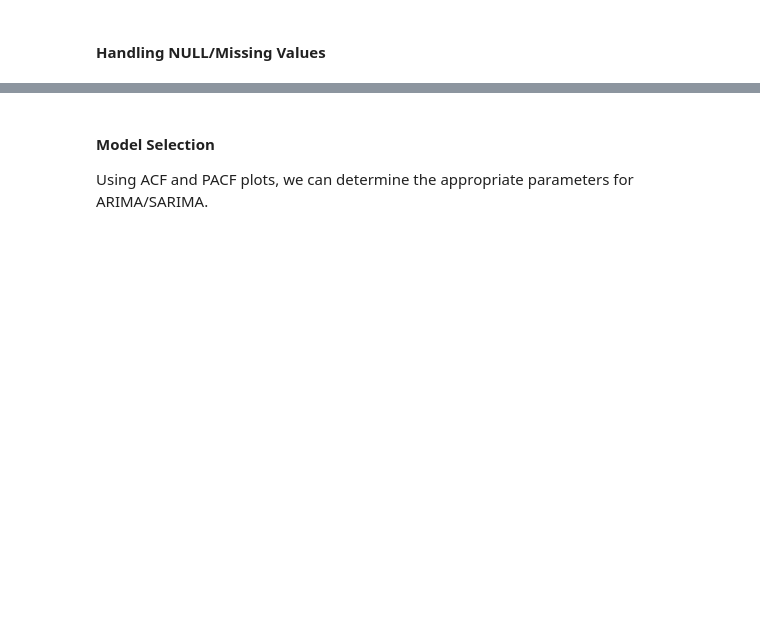
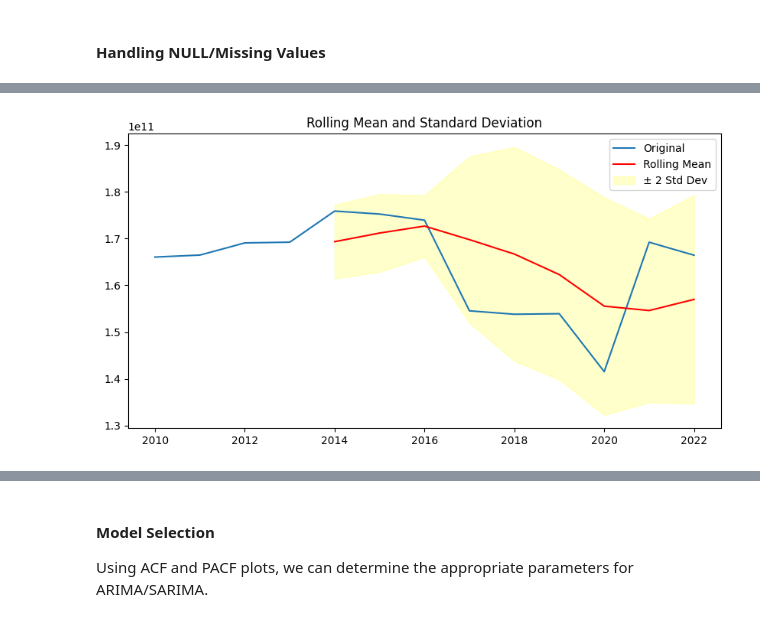
Before and after one commit to sahilkaushik93/AIML-ExportImport, a Jupyter notebook: ExportImportAnalysis.ipynb, the cells around one changed output, grey strips where cells are left out. Drawn from its saved outputs; the diff is of its cells as text; code cells hidden in the pictures; blank space fills up the shorter version.

```diff
--- a/ExportImportAnalysis.ipynb
+++ b/ExportImportAnalysis.ipynb
@@ -138,0 +134,30 @@ us_data['Value'] = us_data['Value'].astype(float)  # Ensure Value is float
+# %%
+# Exception Handling [Global Financial Crisis (2007-2008)]
+filtered_df = filtered_df[~filtered_df['Year'].isin([2007, 2008, 2009])]
+
+# Filter for the United States
+us_data = filtered_df[filtered_df['Country Name'] == 'United States'][['Year', 'Value']]
+china_data = filtered_df[filtered_df['Country Name'] == 'China'][['Year', 'Value']]
+japan_data = filtered_df[filtered_df['Country Name'] == 'Japan'][['Year', 'Value']]
+germany_data = filtered_df[filtered_df['Country Name'] == 'Germany'][['Year', 'Value']]
+uk_data = filtered_df[filtered_df['Country Name'] == 'United Kingdom'][['Year', 'Value']]
+india_data = filtered_df[filtered_df['Country Name'] == 'India'][['Year', 'Value']]
+
+
+# set year as an index of df
+us_data.set_index('Year', inplace=True)
+us_data['Value'] = us_data['Value'].astype(float)
+china_data.set_index('Year', inplace=True)
+china_data['Value'] = china_data['Value'].astype(float)
+japan_data.set_index('Year', inplace=True)
+japan_data['Value'] = japan_data['Value'].astype(float)
+germany_data.set_index('Year', inplace=True)
+germany_data['Value'] = germany_data['Value'].astype(float)
+uk_data.set_index('Year', inplace=True)
+uk_data['Value'] = uk_data['Value'].astype(float)
+india_data.set_index('Year', inplace=True)
+india_data['Value'] = india_data['Value'].astype(float)
+
+# Log Normalization
+import numpy as np
+us_log = np.log(us_data['Value'])
@@ -139,3 +201,19 @@ us_data['Value'] = us_data['Value'].astype(float)  # Ensure Value is float
+# %%
+us_data['Rolling_Mean'] = us_data['Value'].rolling(window=5).mean()
+us_data['Rolling_Std'] = us_data['Value'].rolling(window=5).std()
+
+plt.figure(figsize=(10, 5))
+plt.plot(us_data.index, us_data['Value'], label='Original')
+plt.plot(us_data.index, us_data['Rolling_Mean'], color='red', label='Rolling Mean')
+plt.fill_between(us_data.index,
+                 us_data['Rolling_Mean'] - 2 * us_data['Rolling_Std'],
+                 us_data['Rolling_Mean'] + 2 * us_data['Rolling_Std'],
+                 color='yellow', alpha=0.2, label='± 2 Std Dev')
+plt.title('Rolling Mean and Standard Deviation')
+plt.legend()
+plt.show()
+# %% [output]
+[figure, added]
 # %%
 # Before applying ARIMA/SARIMA, it's crucial to check if the time series is stationary.
 # We can use the Augmented Dickey-Fuller (ADF) test for this.
```
Also changed, not shown: parts of 14 cells of this notebook.
